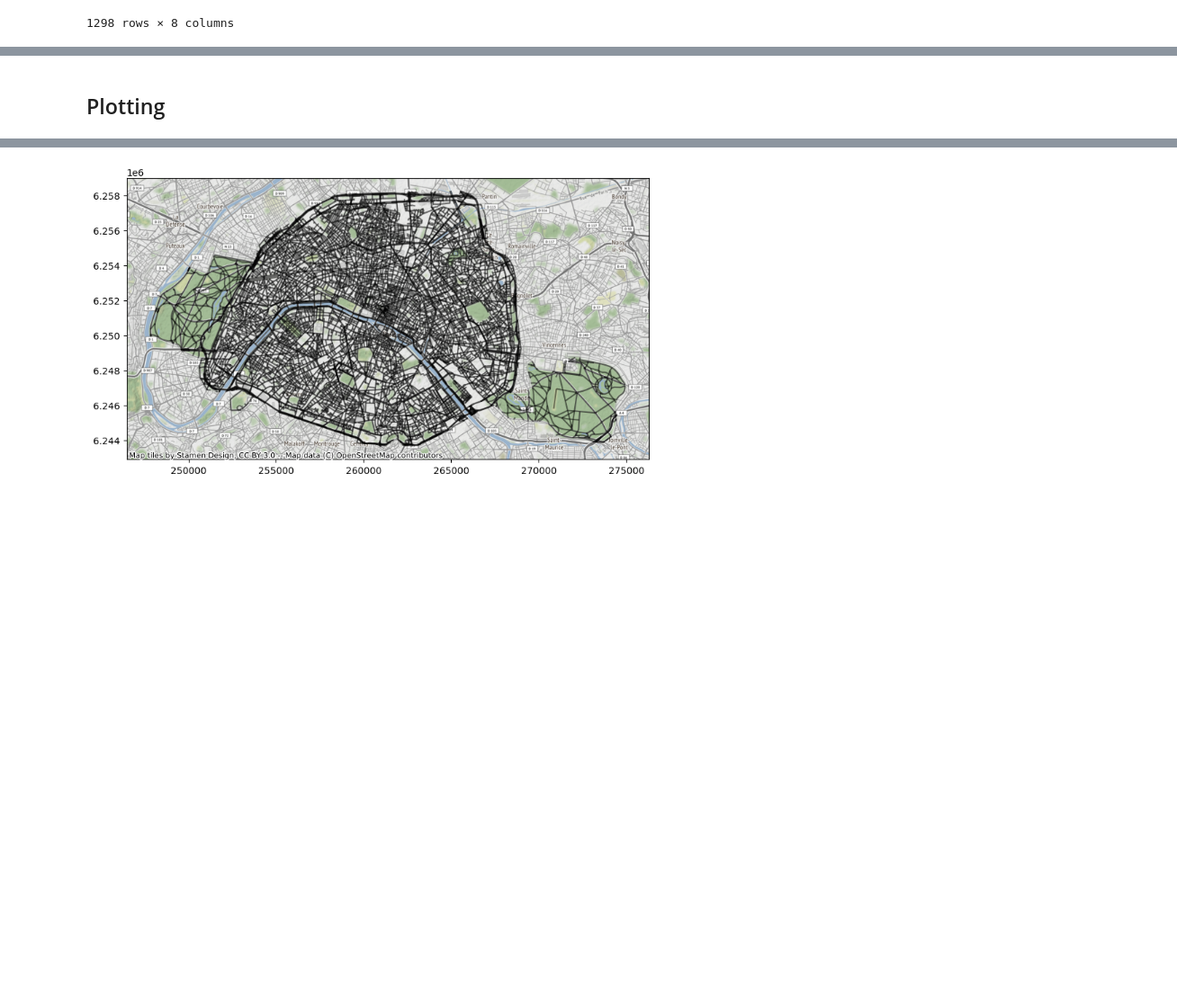
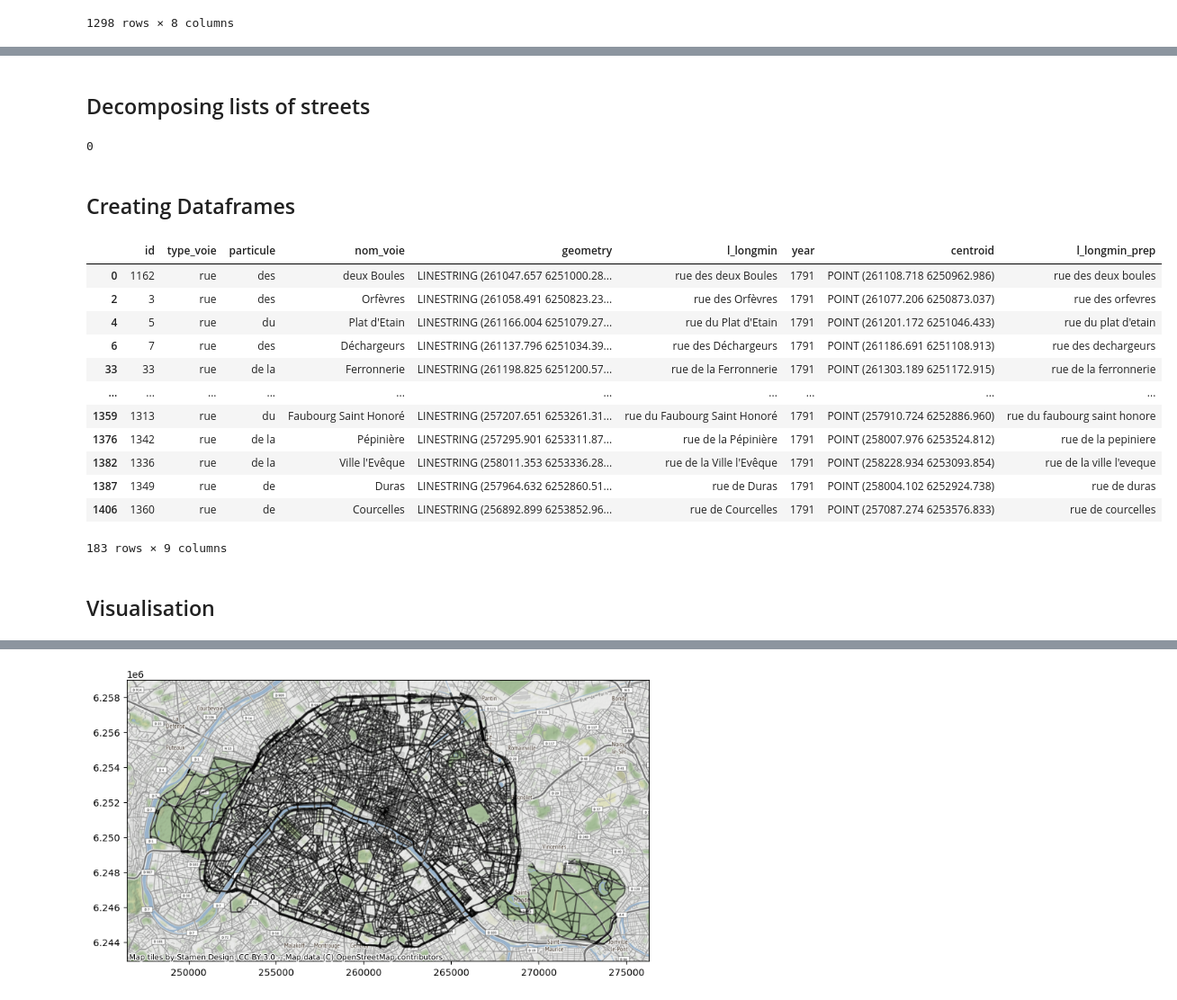
Before and after one commit to leamarxen/Paris_City_Project, a Jupyter notebook: voies_merging.ipynb, the cells around one changed output, grey strips where cells are left out. Shown at 90% size. Saved outputs shown, nothing was run; the diff lists cells and outputs as text; code cells hidden in the pictures; blank space fills up the shorter version.

Commit message:
creating dfs

```diff
--- a/voies_merging.ipynb
+++ b/voies_merging.ipynb
@@ -60,15 +60,3 @@ old["centroid"] = old.centroid
 # Preprocessing, (! from now on use l_longmin_prep)
 old_preprocessed = preprocess(old, "l_longmin", map_dict)
 voies_preprocessed = preprocess(voies, "l_longmin", map_dict)
-# %%
-# Finding matching street names in old and voies
-# defining function
-def in_list(x, list):
-    return x in list
-# list of all streetnames
-old_mask = list(old_preprocessed["l_longmin_prep"])
-voies_mask = list(voies_preprocessed["l_longmin_prep"])
-
-# making dataframes
-old_preprocessed["match"] = old_preprocessed["l_longmin_prep"].apply(lambda x: in_list(x, voies_mask))
-voies_preprocessed["match"] = voies_preprocessed["l_longmin_prep"].apply(lambda x: in_list(x, old_mask))
@@ -168,0 +63,2 @@ old_match
+# %% [markdown]
+## Decomposing lists of streets
@@ -169,3 +102,44 @@ old_match
+# %%
+# Sanity check
+len(both_dup) + len(old_dup) + len(old_only) + len(both) - len(old_streets.iloc[:,0].unique())
+len(both) + len(new_only) + len(both_dup) - len(voies_streets)
+# %% [output]
+0
+# %% [markdown]
+## Creating Dataframes
+# %%
+mask = np.isin(old_preprocessed["l_longmin_prep"], old_only)
+dfOldOnly = old_preprocessed[mask]
+
+mask = np.isin(old_preprocessed["l_longmin_prep"], old_dup)
+dfOldDup = old_preprocessed[mask]
+
+mask = np.isin(voies_preprocessed["l_longmin_prep"], both_dup)
+dfBothDup = voies_preprocessed[mask]
+
+mask = np.isin(voies_preprocessed["l_longmin_prep"], new_only)
+dfNewOnly = voies_preprocessed[mask]
+
+mask = np.isin(voies_preprocessed["l_longmin_prep"], both)
+dfBoth = voies_preprocessed[mask]
+# %%
+dfBoth
+# %% [output]
+|  | id | type_voie | particule | nom_voie | geometry | l_longmin | year | centroid | l_longmin_prep |
+| 0 | 1162 | rue | des | deux Boules | LINESTRING (261047.657 6251000.28... | rue des deux Boules | 1791 | POINT (261108.718 6250962.986) | rue des deux boules |
+| 2 | 3 | rue | des | Orfèvres | LINESTRING (261058.491 6250823.23... | rue des Orfèvres | 1791 | POINT (261077.206 6250873.037) | rue des orfevres |
+| 4 | 5 | rue | du | Plat d'Etain | LINESTRING (261166.004 6251079.27... | rue du Plat d'Etain | 1791 | POINT (261201.172 6251046.433) | rue du plat d'etain |
+| 6 | 7 | rue | des | Déchargeurs | LINESTRING (261137.796 6251034.39... | rue des Déchargeurs | 1791 | POINT (261186.691 6251108.913) | rue des dechargeurs |
+| 33 | 33 | rue | de la | Ferronnerie | LINESTRING (261198.825 6251200.57... | rue de la Ferronnerie | 1791 | POINT (261303.189 6251172.915) | rue de la ferronnerie |
+| ... | ... | ... | ... | ... | ... | ... | ... | ... | ... |
+| 1359 | 1313 | rue | du | Faubourg Saint Honoré | LINESTRING (257207.651 6253261.31... | rue du Faubourg Saint Honoré | 1791 | POINT (257910.724 6252886.960) | rue du faubourg saint honore |
+| 1376 | 1342 | rue | de la | Pépinière | LINESTRING (257295.901 6253311.87... | rue de la Pépinière | 1791 | POINT (258007.976 6253524.812) | rue de la pepiniere |
+| 1382 | 1336 | rue | de la | Ville l'Evêque | LINESTRING (258011.353 6253336.28... | rue de la Ville l'Evêque | 1791 | POINT (258228.934 6253093.854) | rue de la ville l'eveque |
+| 1387 | 1349 | rue | de | Duras | LINESTRING (257964.632 6252860.51... | rue de Duras | 1791 | POINT (258004.102 6252924.738) | rue de duras |
+| 1406 | 1360 | rue | de | Courcelles | LINESTRING (256892.899 6253852.96... | rue de Courcelles | 1791 | POINT (257087.274 6253576.833) | rue de courcelles |
+183 rows × 9 columns
+# %% [markdown]
+## Visualisation
 # %%
 # Going through 23 Streets by hand to see what kind of duplicate it is
 # confirmed the first streets (rue des mauvais garcons, rue du renard, rue du platre)
@@ -176,8 +150,6 @@ dup = old_dup[mask]
 dup.explore()
 # %% [output]
 [interactive output not drawn]
-# %% [markdown]
-## Plotting
 # %%
 centroid_voies_match = gpd.GeoDataFrame(voies_match, geometry = "centroid")
 centroid_old_match = gpd.GeoDataFrame(old_match, geometry = "centroid")
```
Also changed, not shown: parts of 14 cells of this notebook.
